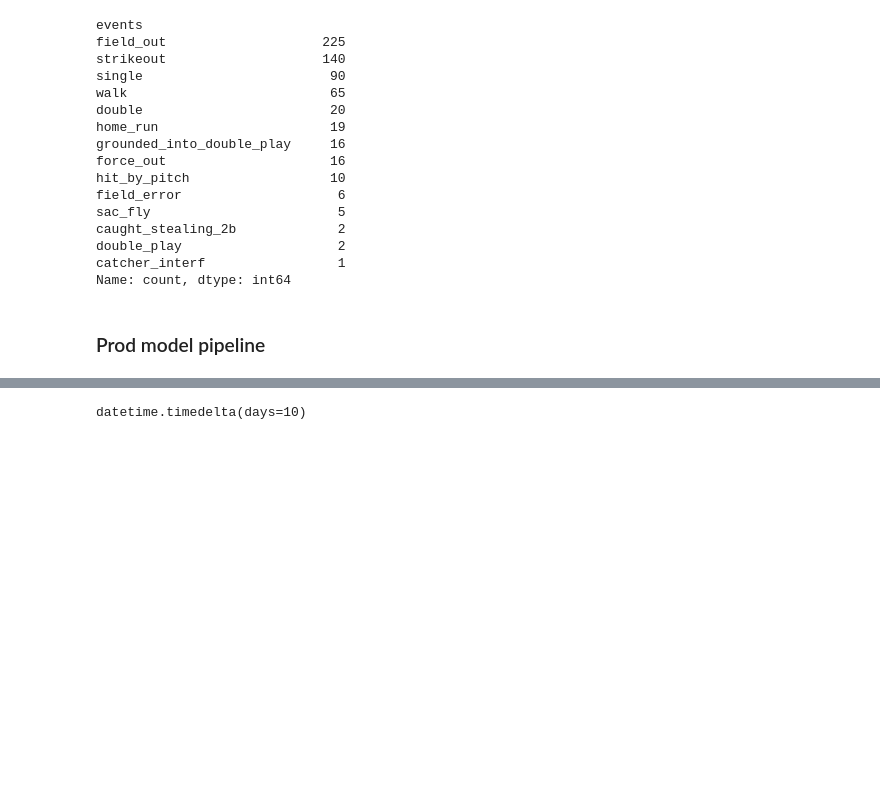
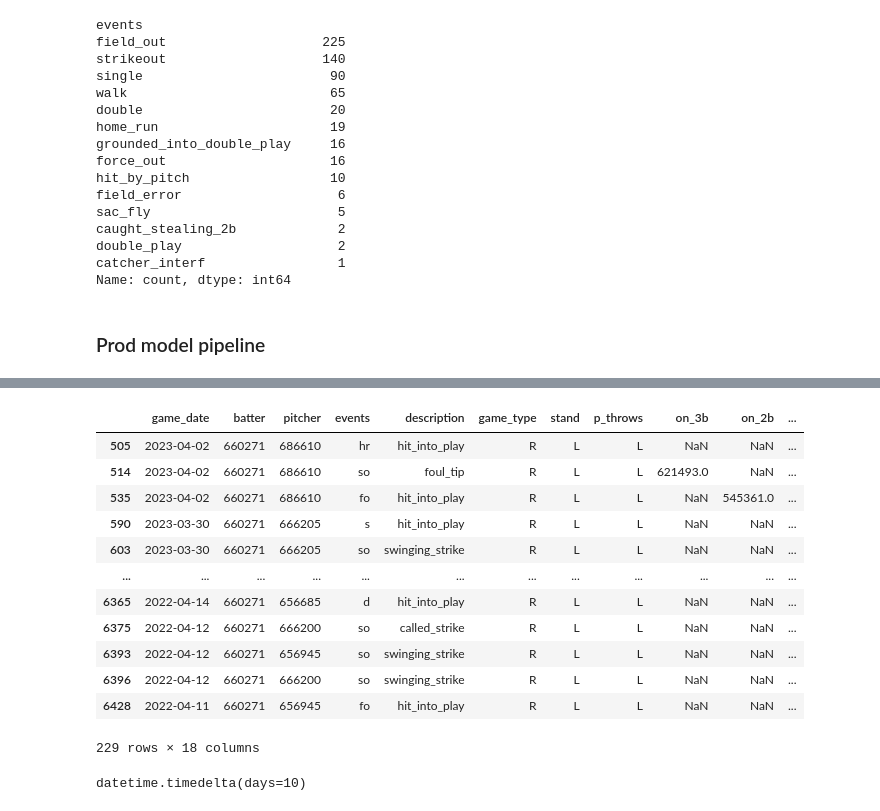
Before and after one commit to allenttchen/baseball-analytics, a Jupyter notebook: notebooks/eda.ipynb, the cells around one changed output, grey strips where cells are left out. Saved outputs shown, nothing was run; the diff lists cells and outputs as text; code cells hidden in the pictures; blank space fills up the shorter version.

```diff
--- a/notebooks/eda.ipynb
+++ b/notebooks/eda.ipynb
@@ -511,3 +523,24 @@ features_and_events[(features_and_events["identity__batter"] == 660271) & (featu
+# %%
+data[
+    (data["batter"] == 660271)&
+    (data["game_date"] < "2023-04-09")&
+    (data["game_date"] >= "2022-04-09")&
+    (data["p_throws"] == "L")
+]
+# %% [output]
+|  | game_date | batter | pitcher | events | description | game_type | stand | p_throws | on_3b | on_2b | ... |
+| 505 | 2023-04-02 | 660271 | 686610 | hr | hit_into_play | R | L | L | NaN | NaN | ... |
+| 514 | 2023-04-02 | 660271 | 686610 | so | foul_tip | R | L | L | 621493.0 | NaN | ... |
+| 535 | 2023-04-02 | 660271 | 686610 | fo | hit_into_play | R | L | L | NaN | 545361.0 | ... |
+| 590 | 2023-03-30 | 660271 | 666205 | s | hit_into_play | R | L | L | NaN | NaN | ... |
+| 603 | 2023-03-30 | 660271 | 666205 | so | swinging_strike | R | L | L | NaN | NaN | ... |
+| ... | ... | ... | ... | ... | ... | ... | ... | ... | ... | ... | ... |
+| 6365 | 2022-04-14 | 660271 | 656685 | d | hit_into_play | R | L | L | NaN | NaN | ... |
+| 6375 | 2022-04-12 | 660271 | 666200 | so | called_strike | R | L | L | NaN | NaN | ... |
+| 6393 | 2022-04-12 | 660271 | 656945 | so | swinging_strike | R | L | L | NaN | NaN | ... |
+| 6396 | 2022-04-12 | 660271 | 666200 | so | swinging_strike | R | L | L | NaN | NaN | ... |
+| 6428 | 2022-04-11 | 660271 | 656945 | fo | hit_into_play | R | L | L | NaN | NaN | ... |
+229 rows × 18 columns
 # %%
 date(2023, 4, 17) - date(2023, 4, 7)
 # %% [output]
```
Also changed, not shown: parts of 5 cells of this notebook, 4 other files.
